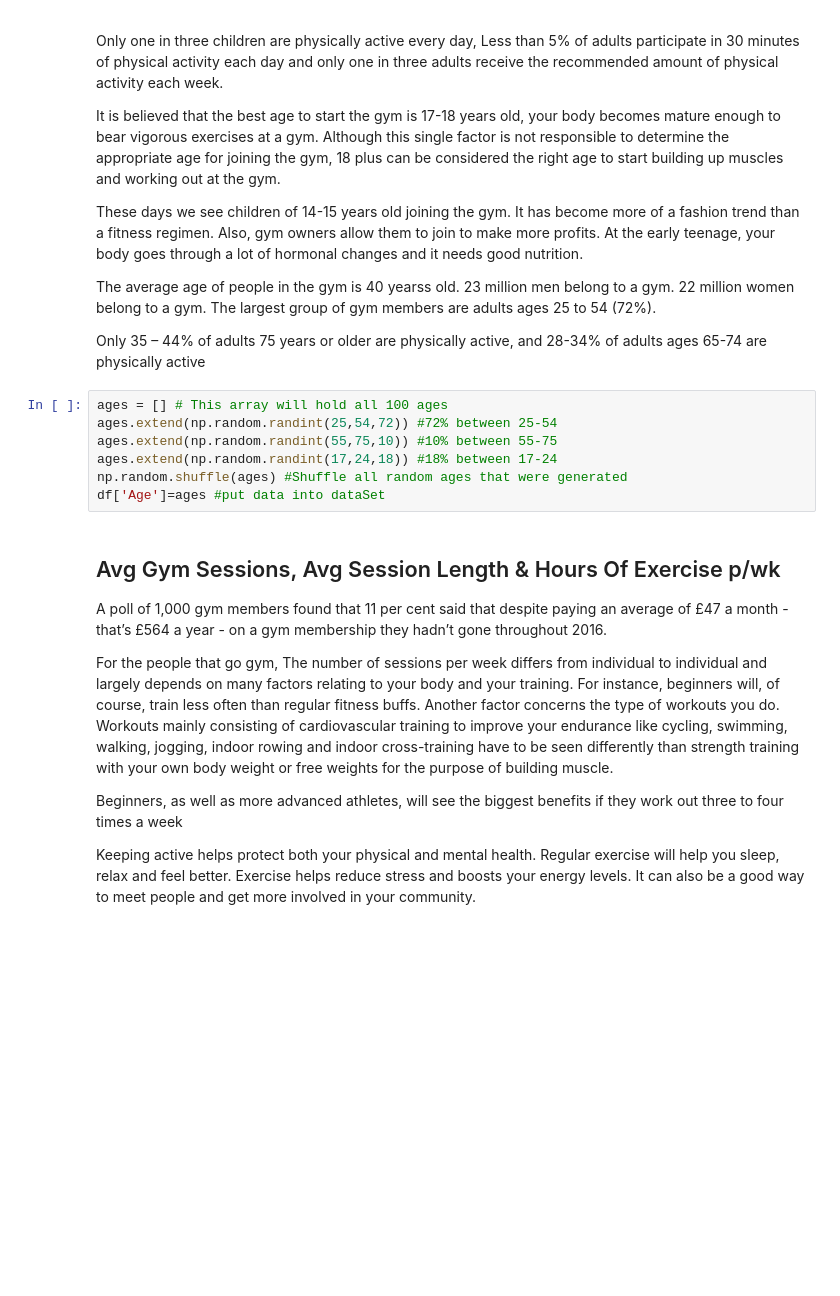
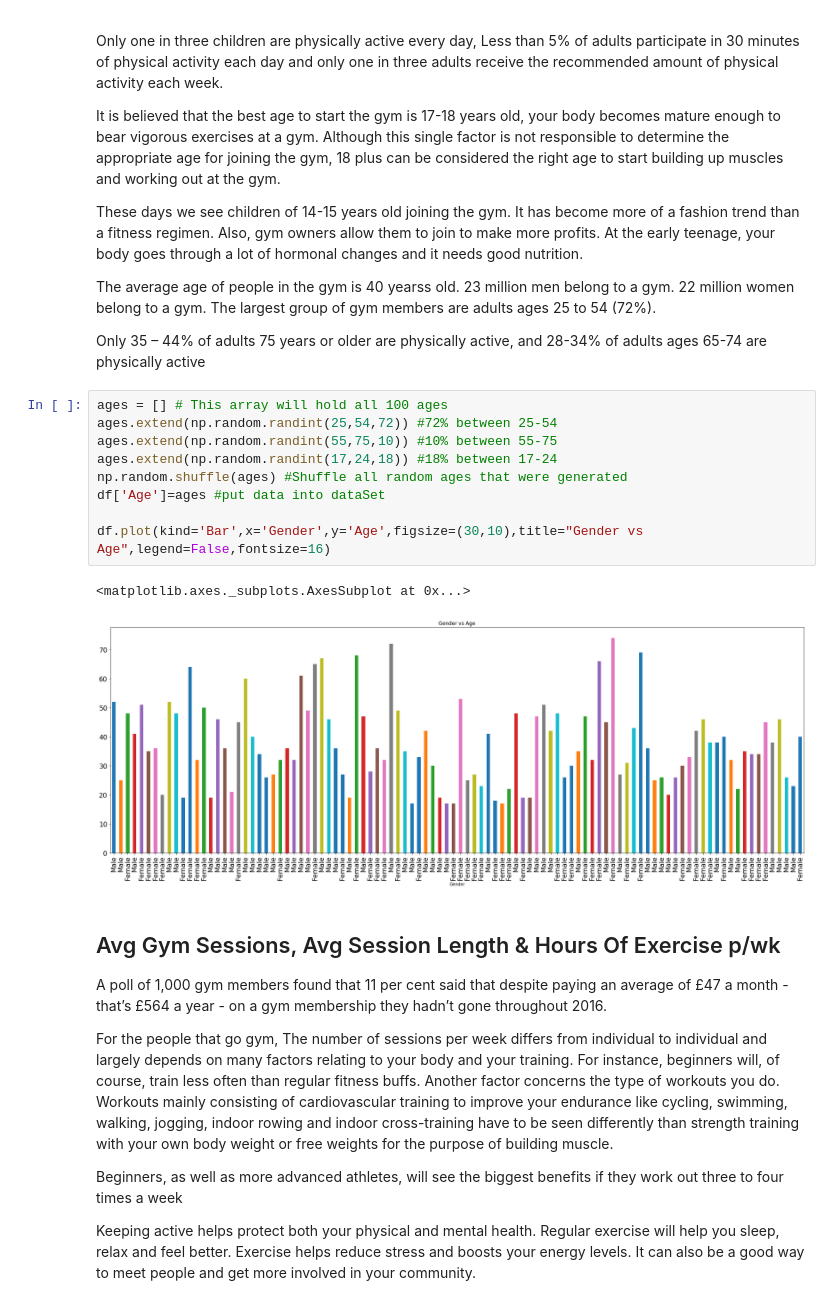
Before and after one commit to EoinStankard/Programming-For-Data-Analysis-Project, a Jupyter notebook: Gym-Membership.ipynb, the cells around one changed output. Drawn from its saved outputs; the diff is of its cells as text; blank space fills up the shorter version.

Commit message:
Added some plots

```diff
--- a/Gym-Membership.ipynb
+++ b/Gym-Membership.ipynb
@@ -103,10 +103,15 @@ Only 35 – 44% of adults 75 years or older are physically active, and 28-34% of
 # %%
 ages = [] # This array will hold all 100 ages
 ages.extend(np.random.randint(25,54,72)) #72% between 25-54
 ages.extend(np.random.randint(55,75,10)) #10% between 55-75
 ages.extend(np.random.randint(17,24,18)) #18% between 17-24
 np.random.shuffle(ages) #Shuffle all random ages that were generated
 df['Age']=ages #put data into dataSet
+
+df.plot(kind='Bar',x='Gender',y='Age',figsize=(30,10),title="Gender vs Age",legend=False,fontsize=16)
+# %% [output]
+<matplotlib.axes._subplots.AxesSubplot at 0x...>
+[figure, added]
 # %% [markdown]
 ## Avg Gym Sessions, Avg Session Length & Hours Of Exercise p/wk
 
```
Also changed, not shown: parts of 5 cells of this notebook.
